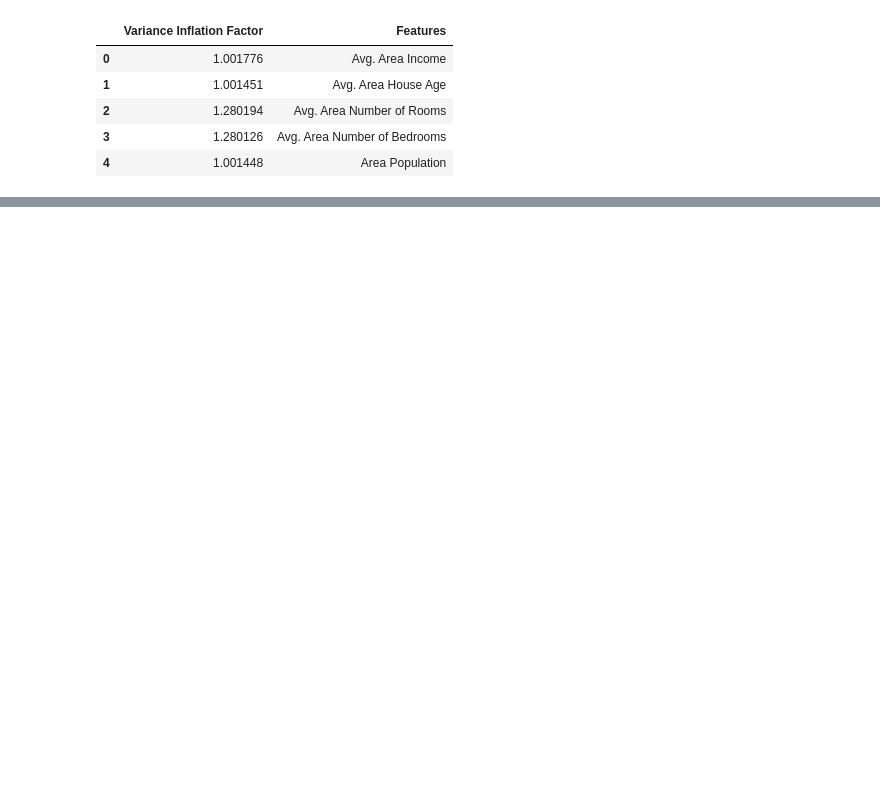
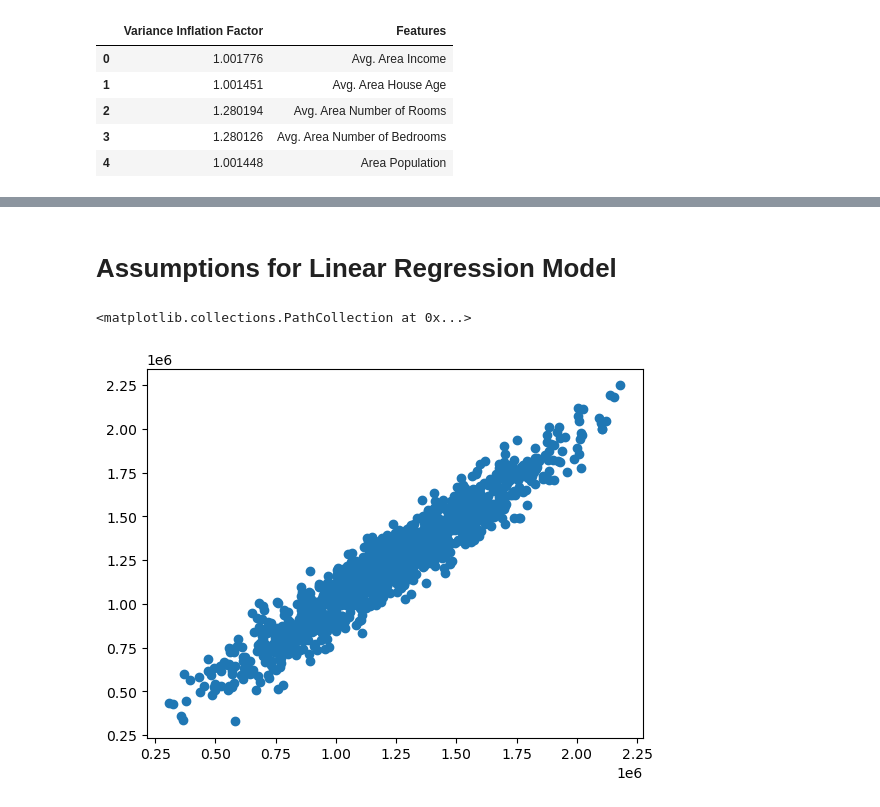
Before and after one commit to Selvam-DG/Machine_Learning_Techniques, a Jupyter notebook: Linear_Regression/Linear_Regression_1(USA_HOUSING).ipynb, the cells around one changed output, grey strips where cells are left out. Saved outputs shown, nothing was run; the diff lists cells and outputs as text; code cells hidden in the pictures; blank space fills up the shorter version.

```diff
--- a/Linear_Regression/Linear_Regression_1(USA_HOUSING).ipynb
+++ b/Linear_Regression/Linear_Regression_1(USA_HOUSING).ipynb
@@ -328,0 +351,4 @@ print(y_test.shape)
+# %%
+from sklearn.linear_model import LinearRegression
+lin_reg = LinearRegression()
+lin_reg.fit(x_train, y_train)
@@ -328,0 +382,3 @@ print(y_test.shape)
+# %%
+y_pred = lin_reg.predict(x_test)
+y_pred
@@ -328,0 +429,2 @@ print(y_test.shape)
+# %% [markdown]
+# Assumptions for Linear Regression Model
@@ -328,0 +438,5 @@ print(y_test.shape)
+# %%
+plt.scatter(y_test, y_pred)
+# %% [output]
+<matplotlib.collections.PathCollection at 0x...>
+[figure, added]
```
Also changed, not shown: parts of 35 cells of this notebook.
